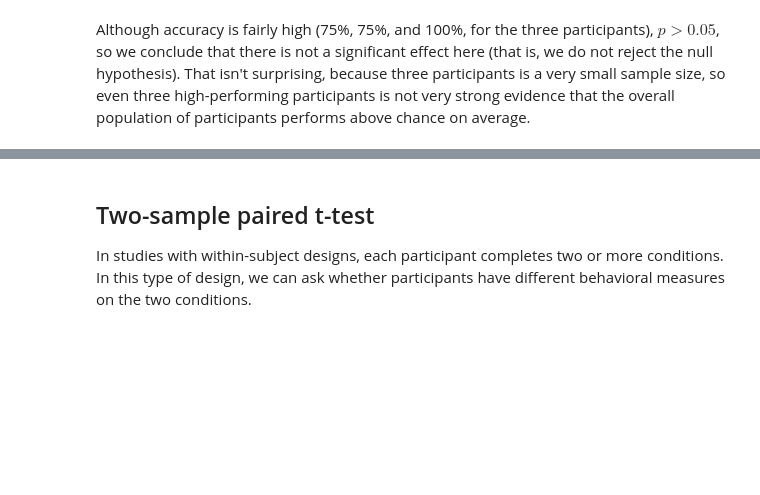
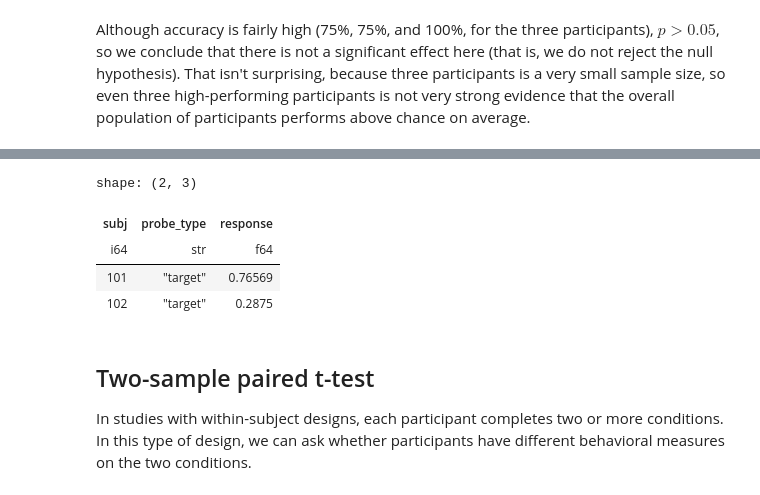
Before and after one commit to mortonne/datascipsych, a Jupyter notebook: assignments/assignment11/inferential_statistics.ipynb, the cells around one changed output, grey strips where cells are left out. Saved outputs shown, nothing was run; the diff lists cells and outputs as text; code cells hidden in the pictures; blank space fills up the shorter version.

```diff
--- a/assignments/assignment11/inferential_statistics.ipynb
+++ b/assignments/assignment11/inferential_statistics.ipynb
@@ -255,0 +347,8 @@ Although accuracy is fairly high (75%, 75%, and 100%, for the three participants
+# %%
+p_old_targets.head(2)
+# %% [output]
+shape: (2, 3)
+| subj | probe_type | response |
+| i64 | str | f64 |
+| 101 | "target" | 0.76569 |
+| 102 | "target" | 0.2875 |
```
Also changed, not shown: parts of 31 cells of this notebook.
